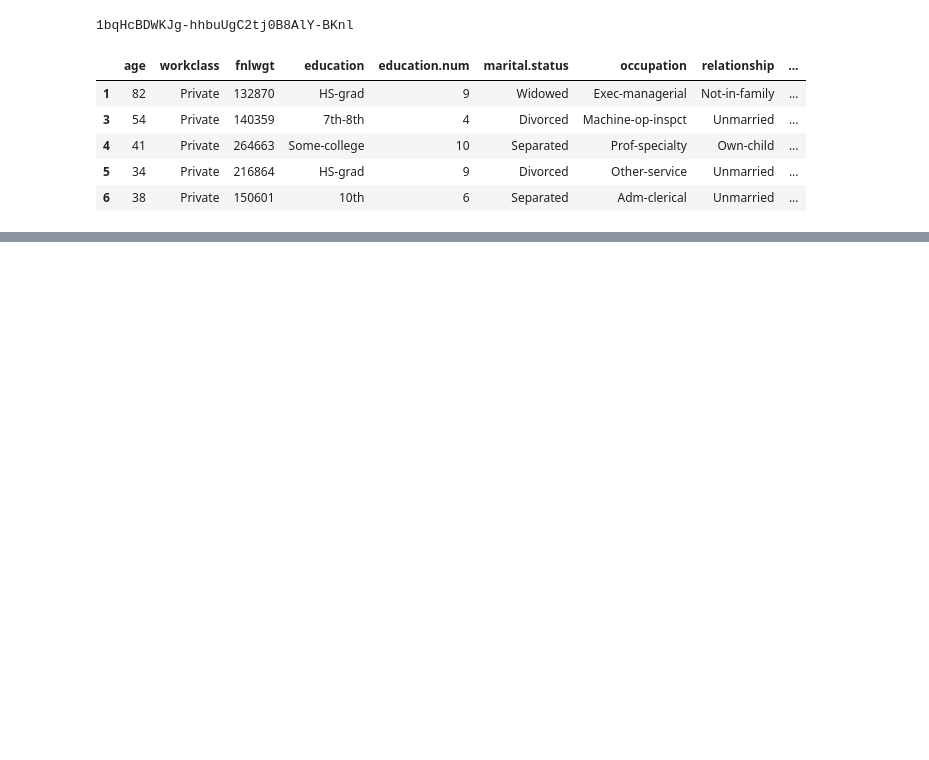
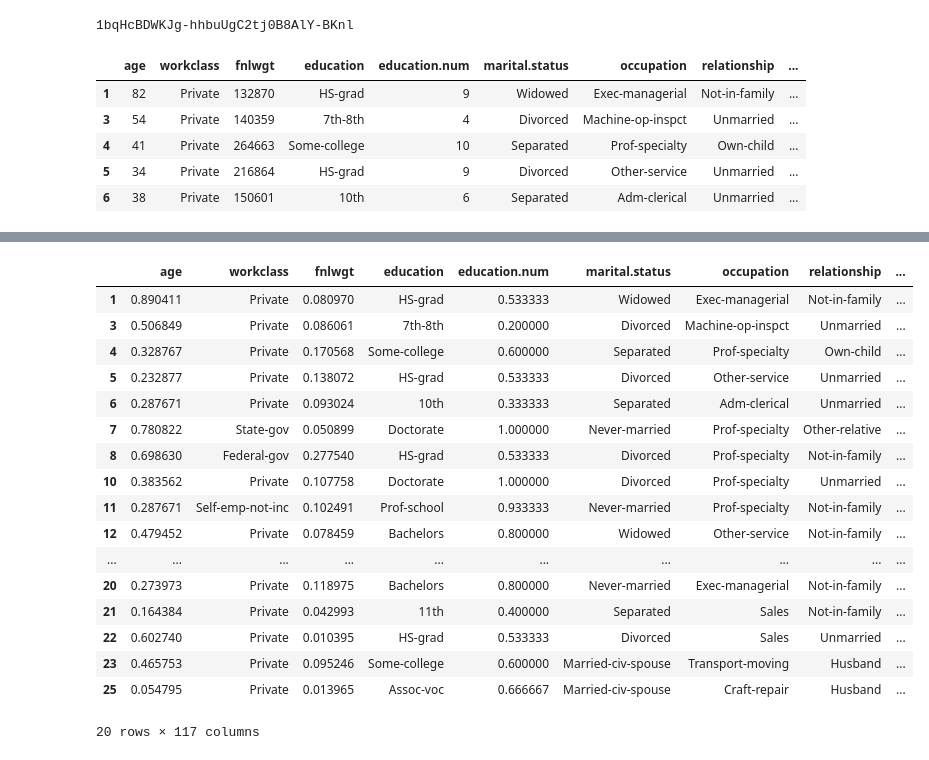
Before and after one commit to MehmetSemerci/CNG562-MehmetSemerci, a Jupyter notebook: SEMERCI_adult_census_income.ipynb, the cells around one changed output, grey strips where cells are left out. Drawn from its saved outputs; the diff is of its cells as text; code cells hidden in the pictures; blank space fills up the shorter version.

```diff
--- a/SEMERCI_adult_census_income.ipynb
+++ b/SEMERCI_adult_census_income.ipynb
@@ -68,0 +97,27 @@ dfDummies.head()
+# %%
+from sklearn.preprocessing import minmax_scale
+dfTest = df3
+cols_to_norm = ['age','fnlwgt','education.num','capital.gain','capital.loss','hours.per.week']
+dfTest[['age','fnlwgt','education.num','capital.gain','capital.loss','hours.per.week']] = minmax_scale(dfTest[['age','fnlwgt','education.num','capital.gain','capital.loss','hours.per.week']])
+
+
+dfTest.head(20)
+# %% [output]
+|  | age | workclass | fnlwgt | education | education.num | marital.status | occupation | relationship | ... |
+| 1 | 0.890411 | Private | 0.080970 | HS-grad | 0.533333 | Widowed | Exec-managerial | Not-in-family | ... |
+| 3 | 0.506849 | Private | 0.086061 | 7th-8th | 0.200000 | Divorced | Machine-op-inspct | Unmarried | ... |
+| 4 | 0.328767 | Private | 0.170568 | Some-college | 0.600000 | Separated | Prof-specialty | Own-child | ... |
+| 5 | 0.232877 | Private | 0.138072 | HS-grad | 0.533333 | Divorced | Other-service | Unmarried | ... |
+| 6 | 0.287671 | Private | 0.093024 | 10th | 0.333333 | Separated | Adm-clerical | Unmarried | ... |
+| 7 | 0.780822 | State-gov | 0.050899 | Doctorate | 1.000000 | Never-married | Prof-specialty | Other-relative | ... |
+| 8 | 0.698630 | Federal-gov | 0.277540 | HS-grad | 0.533333 | Divorced | Prof-specialty | Not-in-family | ... |
+| 10 | 0.383562 | Private | 0.107758 | Doctorate | 1.000000 | Divorced | Prof-specialty | Unmarried | ... |
+| 11 | 0.287671 | Self-emp-not-inc | 0.102491 | Prof-school | 0.933333 | Never-married | Prof-specialty | Not-in-family | ... |
+| 12 | 0.479452 | Private | 0.078459 | Bachelors | 0.800000 | Widowed | Other-service | Not-in-family | ... |
+| ... | ... | ... | ... | ... | ... | ... | ... | ... | ... |
+| 20 | 0.273973 | Private | 0.118975 | Bachelors | 0.800000 | Never-married | Exec-managerial | Not-in-family | ... |
+| 21 | 0.164384 | Private | 0.042993 | 11th | 0.400000 | Separated | Sales | Not-in-family | ... |
+| 22 | 0.602740 | Private | 0.010395 | HS-grad | 0.533333 | Divorced | Sales | Unmarried | ... |
+| 23 | 0.465753 | Private | 0.095246 | Some-college | 0.600000 | Married-civ-spouse | Transport-moving | Husband | ... |
+| 25 | 0.054795 | Private | 0.013965 | Assoc-voc | 0.666667 | Married-civ-spouse | Craft-repair | Husband | ... |
+20 rows × 117 columns
```
Also changed, not shown: parts of 4 cells of this notebook.
